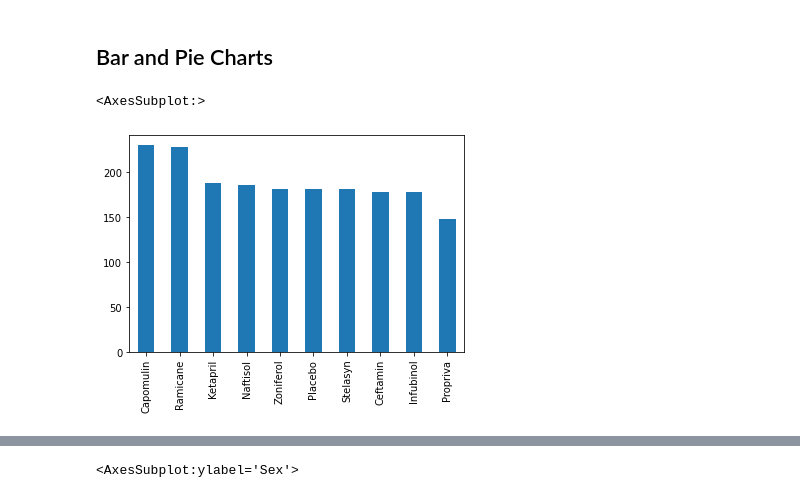
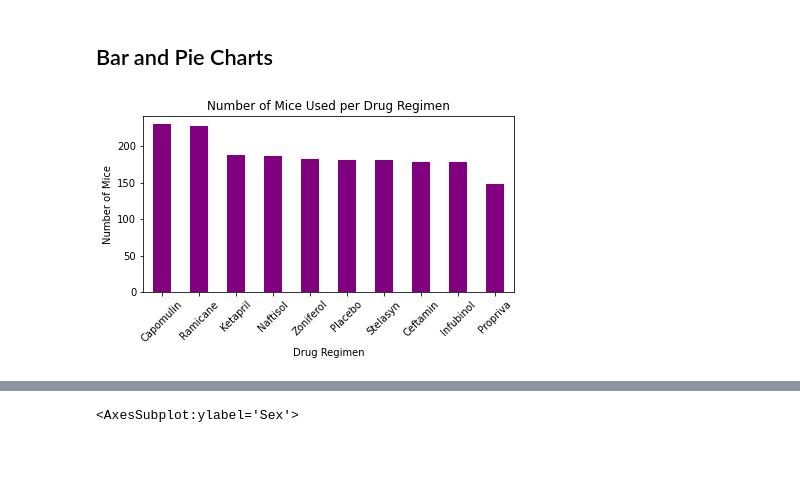
Before and after one commit to Shayoconnell7/pymaceuticals_challenge, a Jupyter notebook: pymaceuticals_challenge.ipynb, the cells around one changed output, grey strips where cells are left out. Drawn from its saved outputs; the diff is of its cells as text; code cells hidden in the pictures; blank space fills up the shorter version.

Commit message:
cleaned up second bar chart

```diff
--- a/pymaceuticals_challenge.ipynb
+++ b/pymaceuticals_challenge.ipynb
@@ -166,11 +166,16 @@ summary_table
 # %%
 # Generate a bar plot showing the total number of mice for each treatment throughout the course of the study using pandas.
 
 drug_counts = cleaned_df['Drug Regimen'].value_counts()
 
-drug_counts.plot(kind='bar')
+drug_counts.plot(kind='bar', width=.5, color='purple')
+plt.xlabel('Drug Regimen')
+plt.ylabel('Number of Mice')
+plt.title('Number of Mice Used per Drug Regimen')
+plt.tight_layout()
+plt.xticks(rotation=45)
+plt.show()
 # %% [output]
-<AxesSubplot:>
-[figure, old version]
+[figure, new version]
 # %%
 # Generate a bar plot showing the total number of mice for each treatment throughout the course of the study using pyplot.
```
Also changed, not shown: parts of 1 cell of this notebook.
